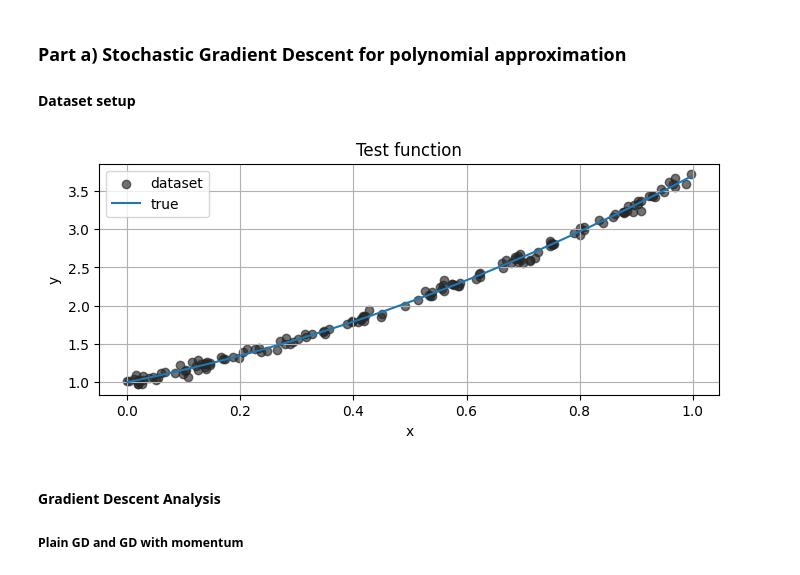
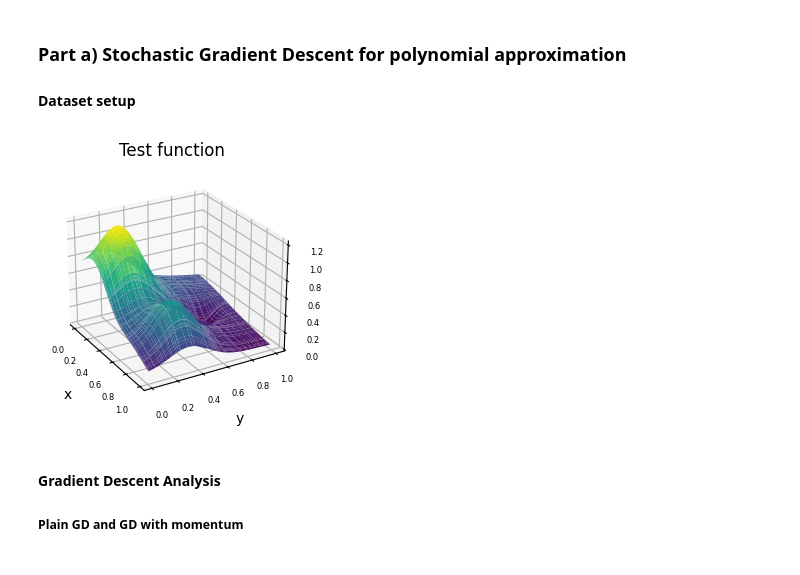
Before and after one commit to andersthorstadboe/project-2-fys-stk4155-ffneural-network, a Jupyter notebook: 01-main/project-02.01.ipynb, the cells around one changed output. Cells and saved outputs as stored; diff of their text form; code cells hidden in the pictures.

```diff
--- a/01-main/project-02.01.ipynb
+++ b/01-main/project-02.01.ipynb
@@ -30,15 +27,15 @@ plt.rcParams["figure.figsize"] = (8,3); plt.rcParams["font.size"] = 10
 #### Dataset setup
 # %%
 cases = ['1D','2D','Franke']
-case_ = cases[0]
-show = True
+case_ = cases[2]
+show = False
 
 # Grid and data setup
 a      = [1.0, 1.5, 1.2]                                   # Coefficients for exponential model
 c0, c1 = 0.2, 0.95                                         # Noise scaling
 x0, xN = 0, 1                                              # Start and end of domain, x-axis
 y0, yN = 0, 1                                              # Start and end of domain, y-axis
-Nx, Ny = 150, 150                                          # Number of sample points
+Nx, Ny = 100, 100                                          # Number of sample points
 '''
 x   = np.sort(np.random.uniform(x0,xN,Nx)).reshape(-1,1)    # Mesh points on x-axis (uniformly distributed, sorted values)
 y   = np.sort(np.random.uniform(y0,yN,Ny)).reshape(-1,1)    # Mesh points on y-axis (uniformly distributed, sorted values) (try different length arrays in x and y if singular values are an issue)
@@ -46,34 +43,34 @@ x_n = np.random.normal(0, c0, x.shape)                      # Noise for x-axis
 y_n = np.random.normal(0, c0, y.shape)                      # Noise for y-axis
 
 if case_ == '1d':
     z = test_func(x,a)
     if show == True:
         fig,ax = plt.subplots(1,1)
         ax.plot(x,z)
         ax.set_title('Test function')
 elif case_ == '2d':
     xx,yy = anp.meshgrid(x,y)
     z = exp2D(x,y,a)
     if show == True:
         fig,ax = plt.subplots(1,1)
         ax.plot([0,1],[2,3])
         ax.set_title('Test function')
 elif case_ == 'Franke':
     xx,yy = anp.meshgrid(x,y)
     z = Franke(x,y)
     if show == True:
         fig,ax = plt.subplots(1,1)
         ax.plot([0,1],[2,3])
         ax.set_title('Test function')
 
 #'''
 
 dataset = Initializer(problem_case=case_,sample_size=[Nx,Ny])
 dataset.domain_setup(noise=c0)
 dataset.test_function(a)
 f = dataset.plot(labels=['Test function','x','y','dataset','true'])
 # %% [output]
-[figure, old version]
+[figure, new version]
 # %% [markdown]
 #### Gradient Descent Analysis
 ##### Plain GD and GD with momentum
```
Also changed, not shown: parts of 5 cells of this notebook, 5 other files.
